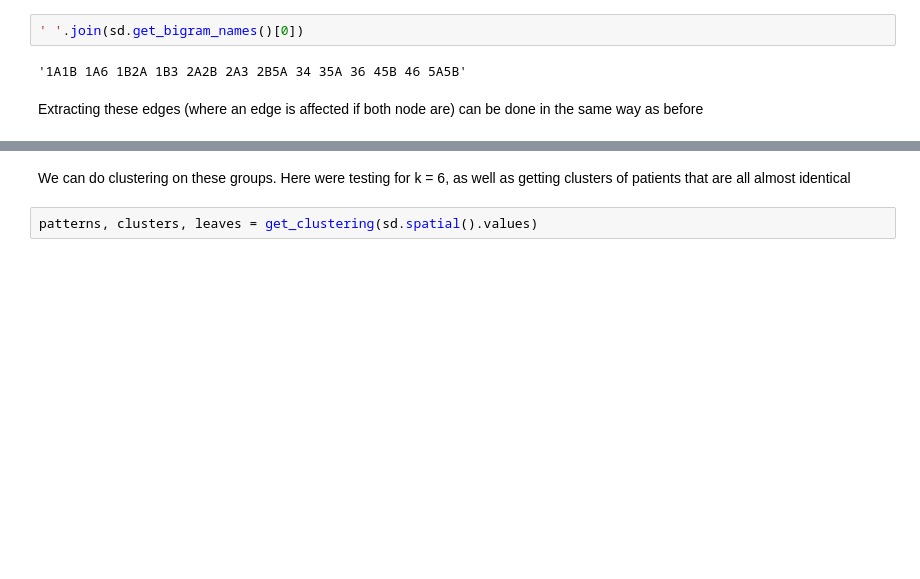
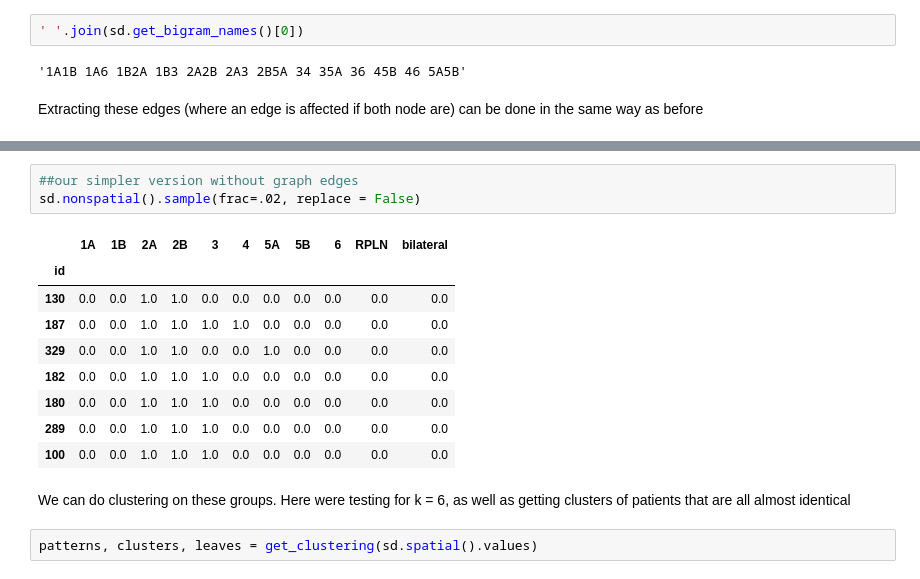
Before and after one commit to uic-evl/LymphaticCancerViz, a Jupyter notebook: synthetic_data/CohortAnalysis.ipynb, the cells around one changed output, grey strips where cells are left out. Drawn from its saved outputs; the diff is of its cells as text; blank space fills up the shorter version.

Commit message:
fixed example analysis to include extra bilateral flag and also do some sample cluster analysis

```diff
--- a/synthetic_data/CohortAnalysis.ipynb
+++ b/synthetic_data/CohortAnalysis.ipynb
@@ -118,3 +112,16 @@ sd.spatial().sample(frac=.02, replace = False)
+# %%
+##our simpler version without graph edges
+sd.nonspatial().sample(frac=.02, replace = False)
+# %% [output]
+|  | 1A | 1B | 2A | 2B | 3 | 4 | 5A | 5B | 6 | RPLN | bilateral |
+| id |  |  |  |  |  |  |  |  |  |  |  |
+| 130 | 0.0 | 0.0 | 1.0 | 1.0 | 0.0 | 0.0 | 0.0 | 0.0 | 0.0 | 0.0 | 0.0 |
+| 187 | 0.0 | 0.0 | 1.0 | 1.0 | 1.0 | 1.0 | 0.0 | 0.0 | 0.0 | 0.0 | 0.0 |
+| 329 | 0.0 | 0.0 | 1.0 | 1.0 | 0.0 | 0.0 | 1.0 | 0.0 | 0.0 | 0.0 | 0.0 |
+| 182 | 0.0 | 0.0 | 1.0 | 1.0 | 1.0 | 0.0 | 0.0 | 0.0 | 0.0 | 0.0 | 0.0 |
+| 180 | 0.0 | 0.0 | 1.0 | 1.0 | 1.0 | 0.0 | 0.0 | 0.0 | 0.0 | 0.0 | 0.0 |
+| 289 | 0.0 | 0.0 | 1.0 | 1.0 | 1.0 | 0.0 | 0.0 | 0.0 | 0.0 | 0.0 | 0.0 |
+| 100 | 0.0 | 0.0 | 1.0 | 1.0 | 1.0 | 0.0 | 0.0 | 0.0 | 0.0 | 0.0 | 0.0 |
 # %% [markdown]
 We can do clustering on these groups.  Here were testing for k = 6, as well as getting clusters of patients that are all almost identical
 # %%
```
Also changed, not shown: parts of 11 cells of this notebook, 1 other file.
